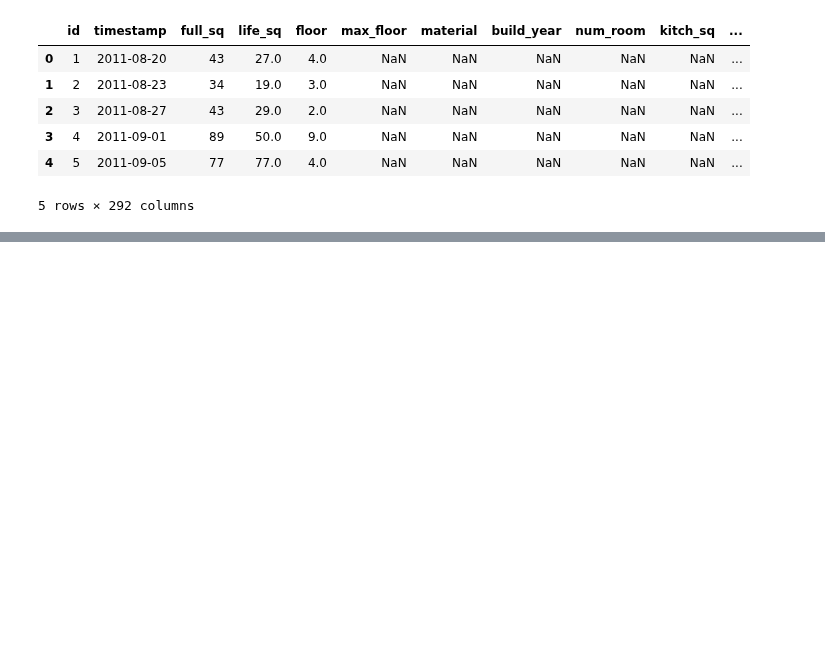
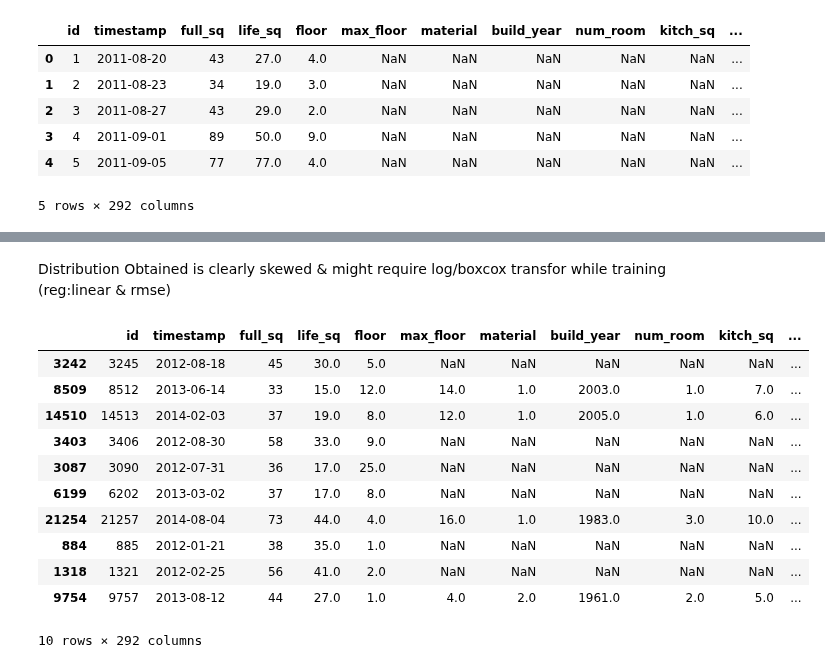
Before and after one commit to sominw/Kaggle, a Jupyter notebook: Russian Housing Market/First_Start.ipynb, the cells around one changed output, grey strips where cells are left out. Drawn from its saved outputs; the diff is of its cells as text; code cells hidden in the pictures; blank space fills up the shorter version.

```diff
--- a/Russian Housing Market/First_Start.ipynb
+++ b/Russian Housing Market/First_Start.ipynb
@@ -36,0 +37,17 @@ ValueError: columns overlap but no suffix specified: Index(['timestamp'], dtype=
+# %% [markdown]
+Distribution Obtained is clearly skewed & might require log/boxcox transfor while training (reg:linear & rmse)
+# %%
+train_df.ix[np.random.choice(train_df.index, 10)]
+# %% [output]
+|  | id | timestamp | full_sq | life_sq | floor | max_floor | material | build_year | num_room | kitch_sq | ... |
+| 3242 | 3245 | 2012-08-18 | 45 | 30.0 | 5.0 | NaN | NaN | NaN | NaN | NaN | ... |
+| 8509 | 8512 | 2013-06-14 | 33 | 15.0 | 12.0 | 14.0 | 1.0 | 2003.0 | 1.0 | 7.0 | ... |
+| 14510 | 14513 | 2014-02-03 | 37 | 19.0 | 8.0 | 12.0 | 1.0 | 2005.0 | 1.0 | 6.0 | ... |
+| 3403 | 3406 | 2012-08-30 | 58 | 33.0 | 9.0 | NaN | NaN | NaN | NaN | NaN | ... |
+| 3087 | 3090 | 2012-07-31 | 36 | 17.0 | 25.0 | NaN | NaN | NaN | NaN | NaN | ... |
+| 6199 | 6202 | 2013-03-02 | 37 | 17.0 | 8.0 | NaN | NaN | NaN | NaN | NaN | ... |
+| 21254 | 21257 | 2014-08-04 | 73 | 44.0 | 4.0 | 16.0 | 1.0 | 1983.0 | 3.0 | 10.0 | ... |
+| 884 | 885 | 2012-01-21 | 38 | 35.0 | 1.0 | NaN | NaN | NaN | NaN | NaN | ... |
+| 1318 | 1321 | 2012-02-25 | 56 | 41.0 | 2.0 | NaN | NaN | NaN | NaN | NaN | ... |
+| 9754 | 9757 | 2013-08-12 | 44 | 27.0 | 1.0 | 4.0 | 2.0 | 1961.0 | 2.0 | 5.0 | ... |
+10 rows × 292 columns
```
Also changed, not shown: parts of 12 cells of this notebook, 1 other file.
